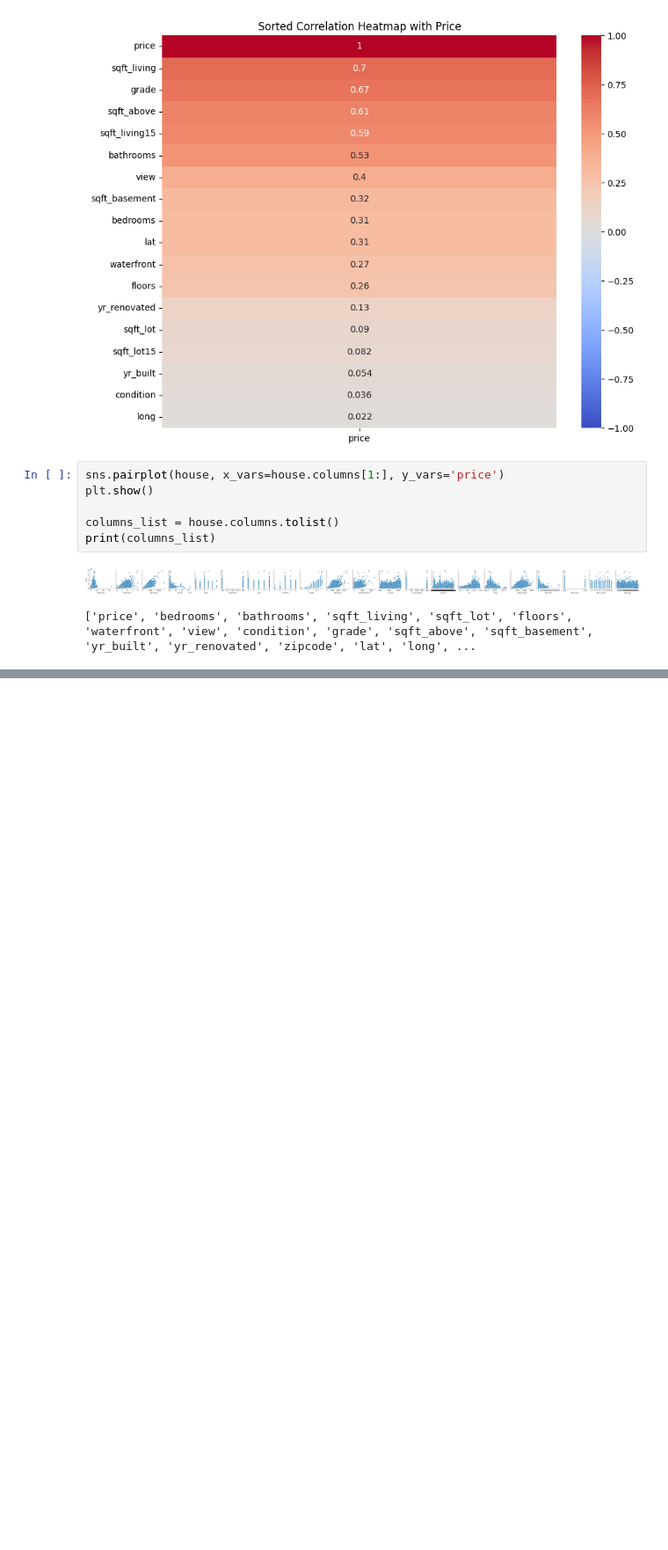
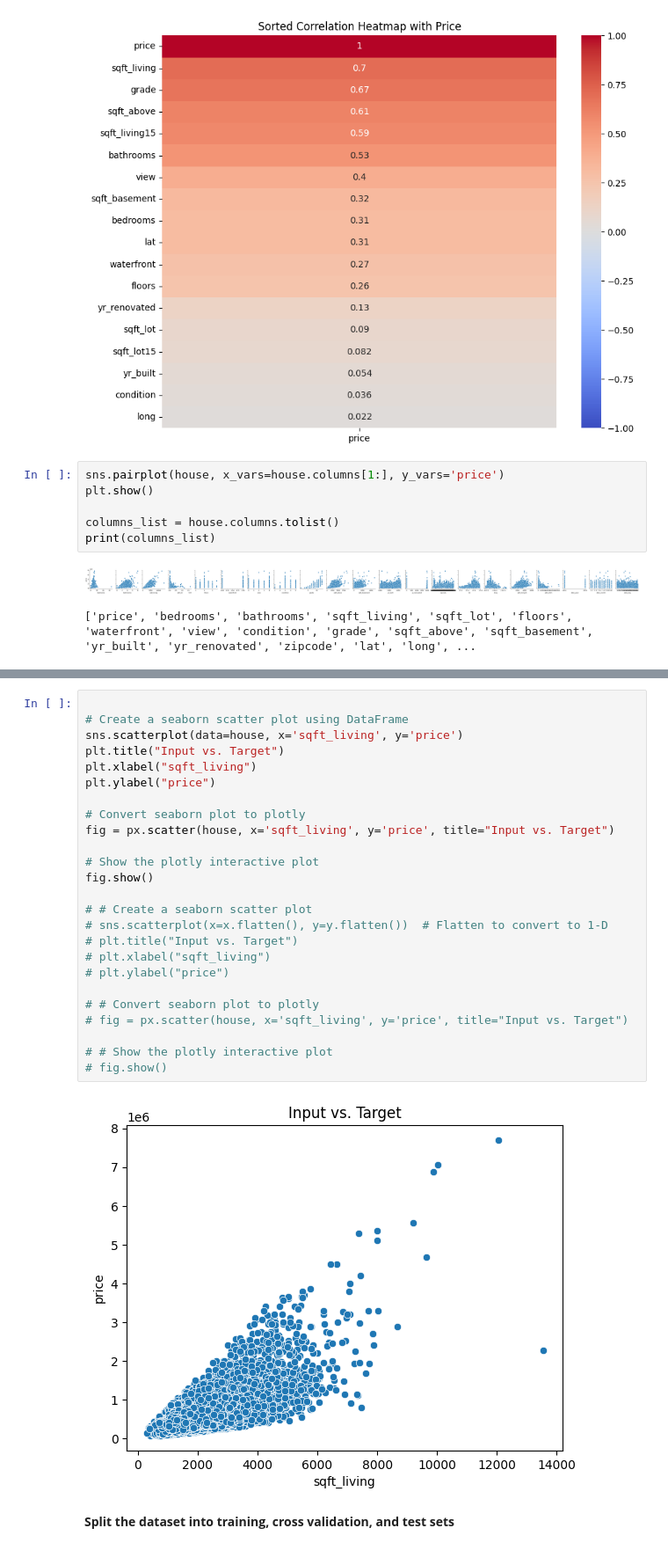
Before and after one commit to InsightQod/Housing, a Jupyter notebook: cap_house_ml.ipynb, the cells around one changed output, grey strips where cells are left out. Shown at 88% size. Saved outputs shown, nothing was run; the diff lists cells and outputs as text; blank space fills up the shorter version.

```diff
--- a/cap_house_ml.ipynb
+++ b/cap_house_ml.ipynb
@@ -159,0 +199,29 @@ Number of outliers, bathrooms: 1288
+# %%
+
+# Create a seaborn scatter plot using DataFrame
+sns.scatterplot(data=house, x='sqft_living', y='price')
+plt.title("Input vs. Target")
+plt.xlabel("sqft_living")
+plt.ylabel("price")
+
+# Convert seaborn plot to plotly
+fig = px.scatter(house, x='sqft_living', y='price', title="Input vs. Target")
+
+# Show the plotly interactive plot
+fig.show()
+
+# # Create a seaborn scatter plot
+# sns.scatterplot(x=x.flatten(), y=y.flatten())  # Flatten to convert to 1-D
+# plt.title("Input vs. Target")
+# plt.xlabel("sqft_living")
+# plt.ylabel("price")
+
+# # Convert seaborn plot to plotly
+# fig = px.scatter(house, x='sqft_living', y='price', title="Input vs. Target")
+
+# # Show the plotly interactive plot
+# fig.show()
+# %% [output]
+[figure, added]
+# %% [markdown]
+**Split the dataset into training, cross validation, and test sets**
```
Also changed, not shown: parts of 44 cells of this notebook, 1 other file.
